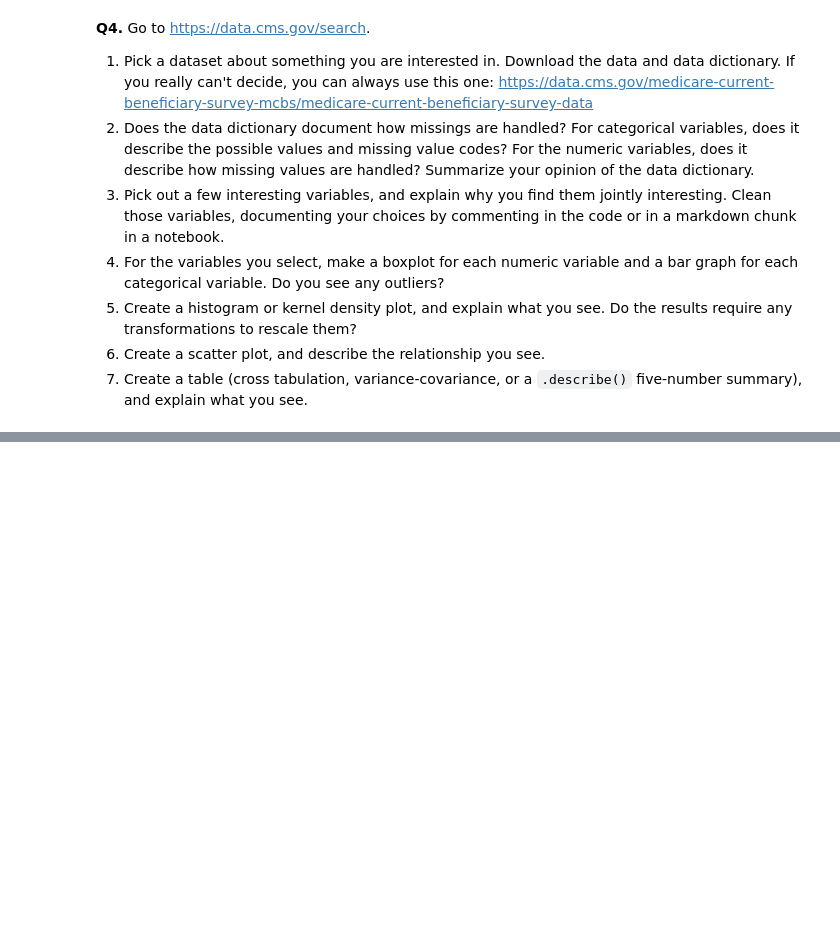
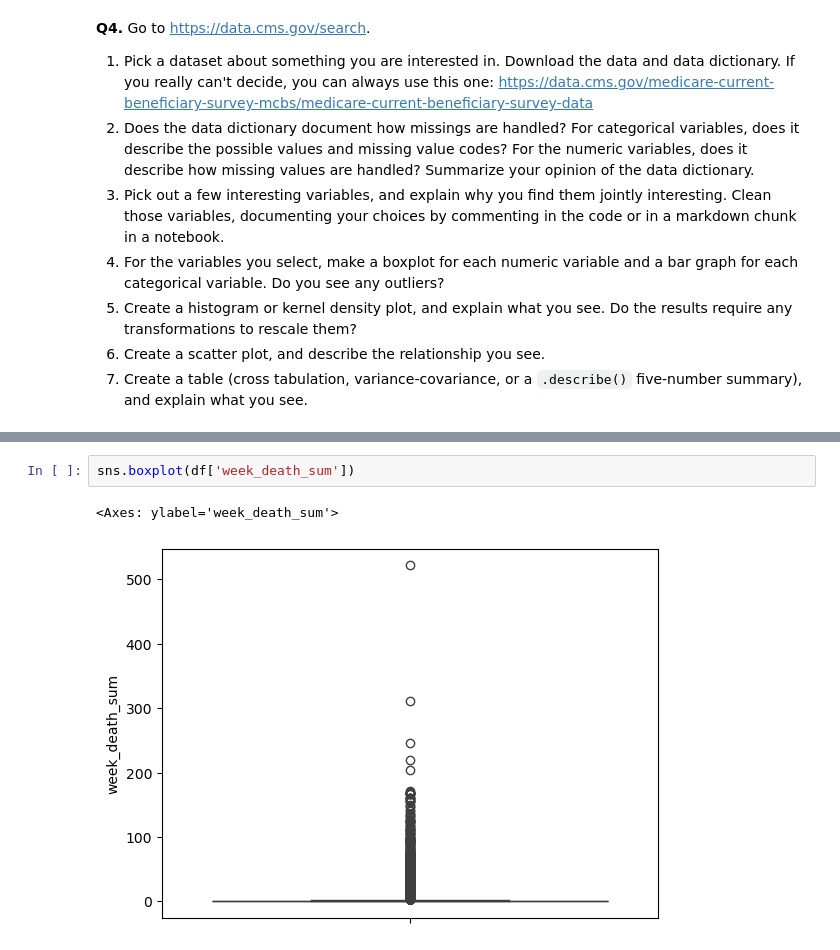
Before and after one commit to ZzzzzzT233/visualization, a Jupyter notebook: assignment/assignment.ipynb, the cells around one changed output, grey strips where cells are left out. Saved outputs shown, nothing was run; the diff lists cells and outputs as text; blank space fills up the shorter version.

```diff
--- a/assignment/assignment.ipynb
+++ b/assignment/assignment.ipynb
@@ -243,0 +286,5 @@ For some context, the Federal government ultimately spent about $4.4 trillion in
+# %%
+sns.boxplot(df['week_death_sum'])
+# %% [output]
+<Axes: ylabel='week_death_sum'>
+[figure, added]
```
Also changed, not shown: parts of 20 cells of this notebook, 1 other file.
